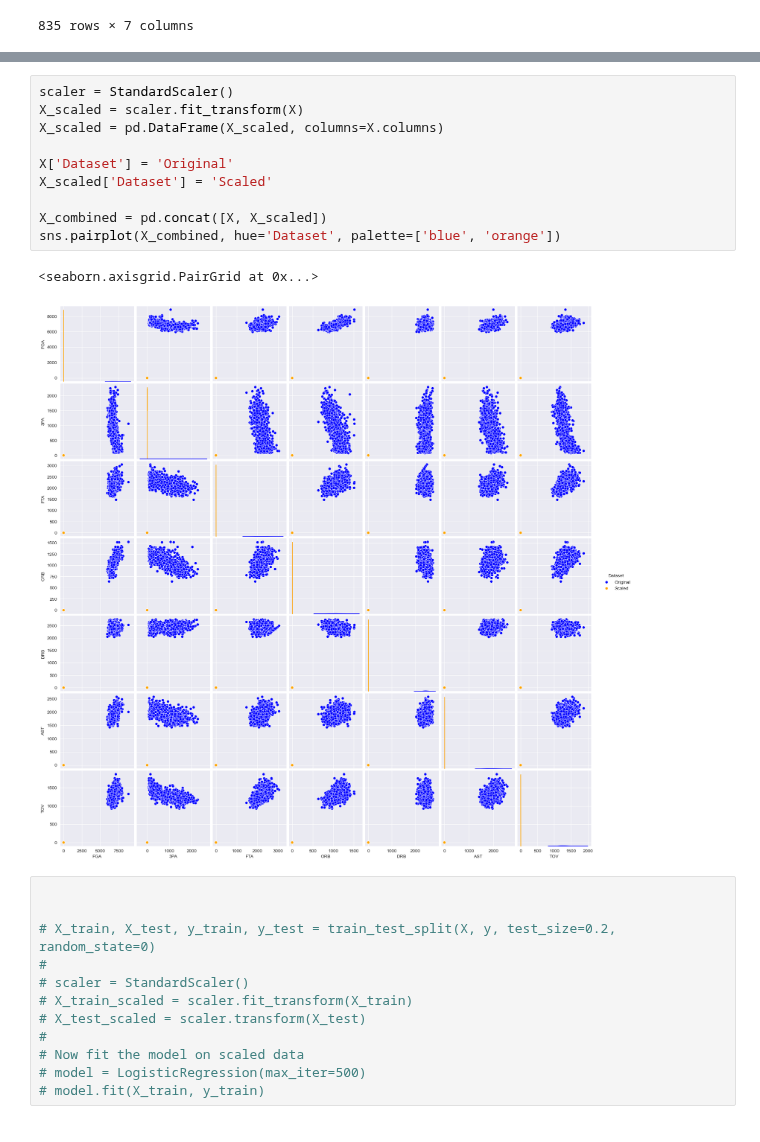
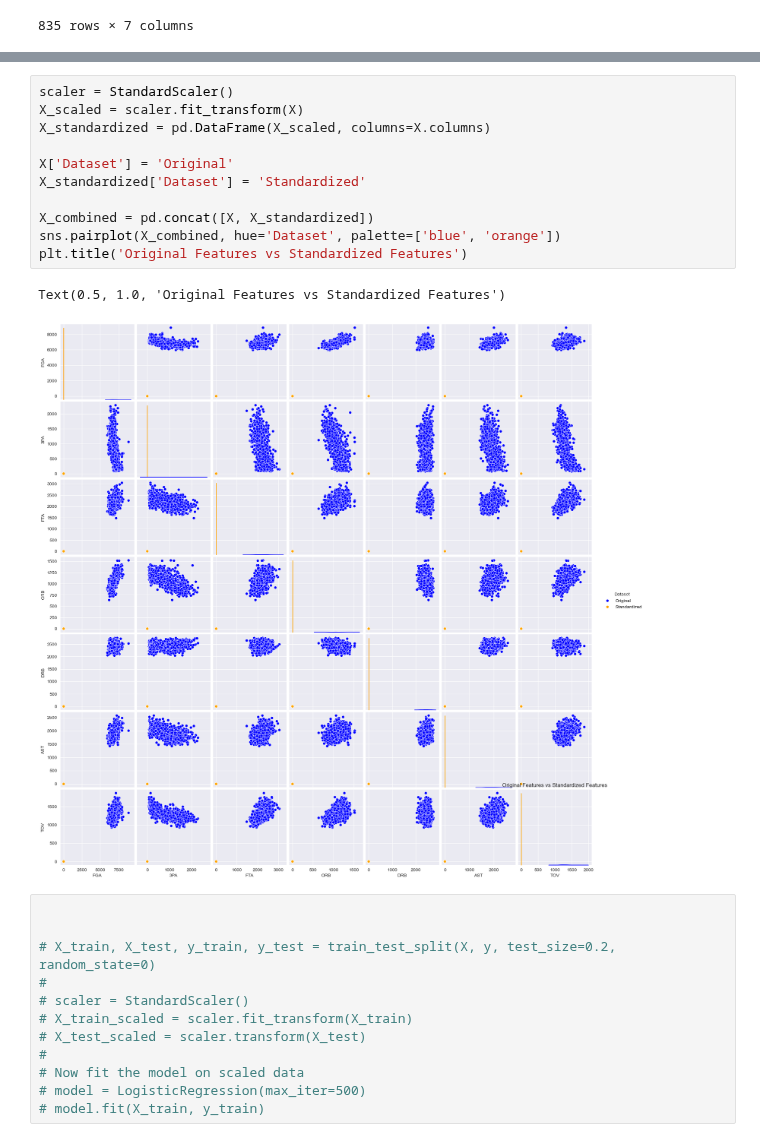
Before and after one commit to availe/CTP-Data-Science, a Jupyter notebook: Week-07-Regression/Exercise-RD-Regression.ipynb, the cells around one changed output, grey strips where cells are left out. Cells and saved outputs as stored; diff of their text form.

```diff
--- a/Week-07-Regression/Exercise-RD-Regression.ipynb
+++ b/Week-07-Regression/Exercise-RD-Regression.ipynb
@@ -126,16 +152,17 @@ If you have ever taken a precalculus class, you likely learned that you can tran
 # %%
 scaler = StandardScaler()
 X_scaled = scaler.fit_transform(X)
-X_scaled = pd.DataFrame(X_scaled, columns=X.columns)
+X_standardized = pd.DataFrame(X_scaled, columns=X.columns)
 
 X['Dataset'] = 'Original'
-X_scaled['Dataset'] = 'Scaled'
+X_standardized['Dataset'] = 'Standardized'
 
-X_combined = pd.concat([X, X_scaled])
+X_combined = pd.concat([X, X_standardized])
 sns.pairplot(X_combined, hue='Dataset', palette=['blue', 'orange'])
+plt.title('Original Features vs Standardized Features')
 # %% [output]
-<seaborn.axisgrid.PairGrid at 0x...>
+Text(0.5, 1.0, 'Original Features vs Standardized Features')
-[figure, old version]
+[figure, new version]
 # %%
 
 
```
Also changed, not shown: parts of 1 cell of this notebook.
